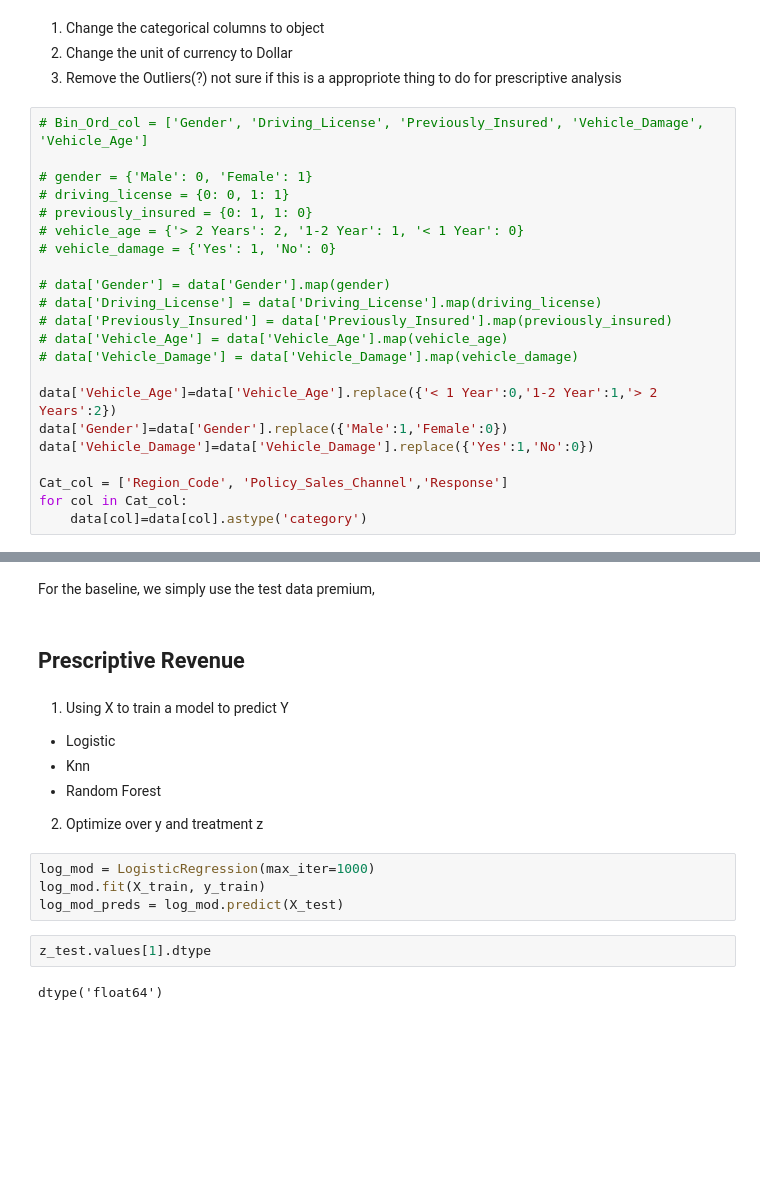
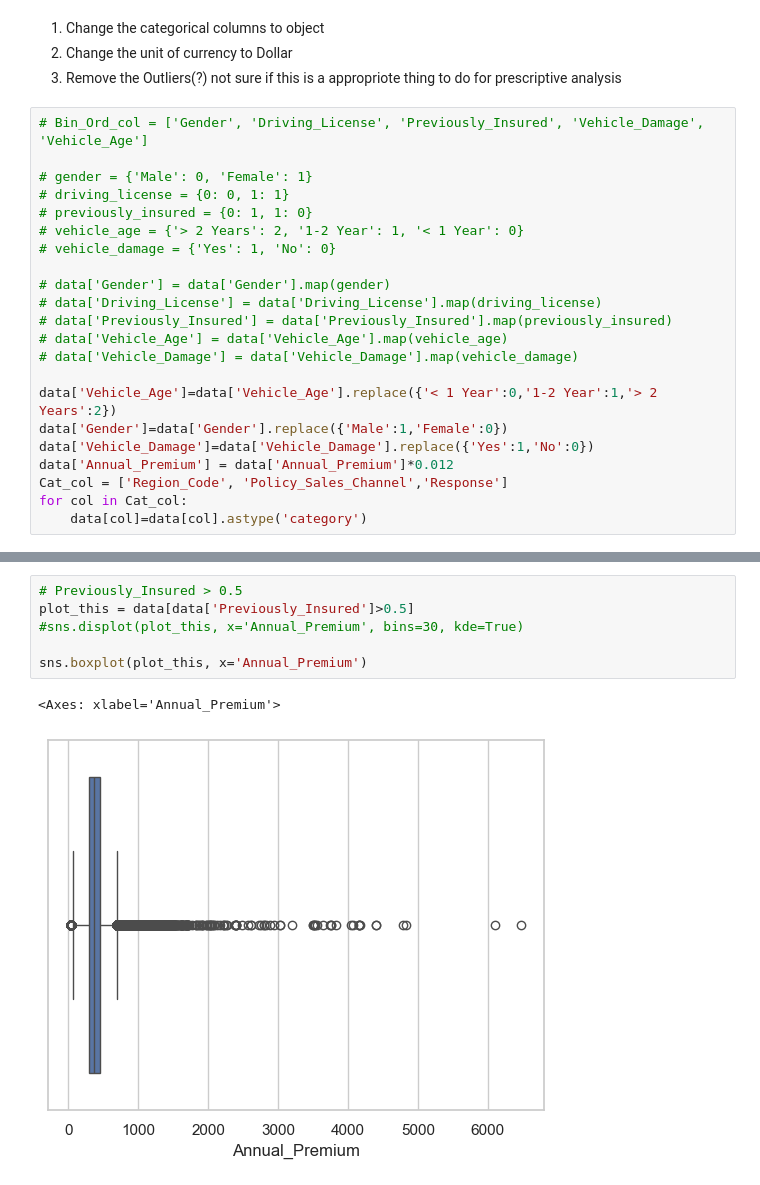
Before and after one commit to Mooncake000303/InsurancePricing_PrescriptiveAnalysis, a Jupyter notebook: Data_Processing.ipynb, the cells around one changed output, grey strips where cells are left out. Drawn from its saved outputs; the diff is of its cells as text; blank space fills up the shorter version.

```diff
--- a/Data_Processing.ipynb
+++ b/Data_Processing.ipynb
@@ -157,7 +155,7 @@ Name: proportion, dtype: float64
 data['Vehicle_Age']=data['Vehicle_Age'].replace({'< 1 Year':0,'1-2 Year':1,'> 2 Years':2})
 data['Gender']=data['Gender'].replace({'Male':1,'Female':0})
 data['Vehicle_Damage']=data['Vehicle_Damage'].replace({'Yes':1,'No':0})
-
+data['Annual_Premium'] = data['Annual_Premium']*0.012
 Cat_col = ['Region_Code', 'Policy_Sales_Channel','Response']
 for col in Cat_col:
     data[col]=data[col].astype('category')
@@ -184,18 +164,9 @@ Name: proportion, dtype: float64
-# %% [markdown]
-For the baseline, we simply use the test data premium,
-# %% [markdown]
-## Prescriptive Revenue
-# %% [markdown]
-1. Using X to train a model to predict Y
-- Logistic
-- Knn
-- Random Forest
-2. Optimize over y and treatment z
-# %%
-log_mod = LogisticRegression(max_iter=1000)
-log_mod.fit(X_train, y_train)
-log_mod_preds = log_mod.predict(X_test)
-# %%
-z_test.values[1].dtype
-# %% [output]
-dtype('float64')
+# %%
+# Previously_Insured > 0.5
+plot_this = data[data['Previously_Insured']>0.5]
+#sns.displot(plot_this, x='Annual_Premium', bins=30, kde=True)
+
+sns.boxplot(plot_this, x='Annual_Premium')
+# %% [output]
+<Axes: xlabel='Annual_Premium'>
+[figure, added]
```
Also changed, not shown: parts of 33 cells of this notebook, 7 other files.
